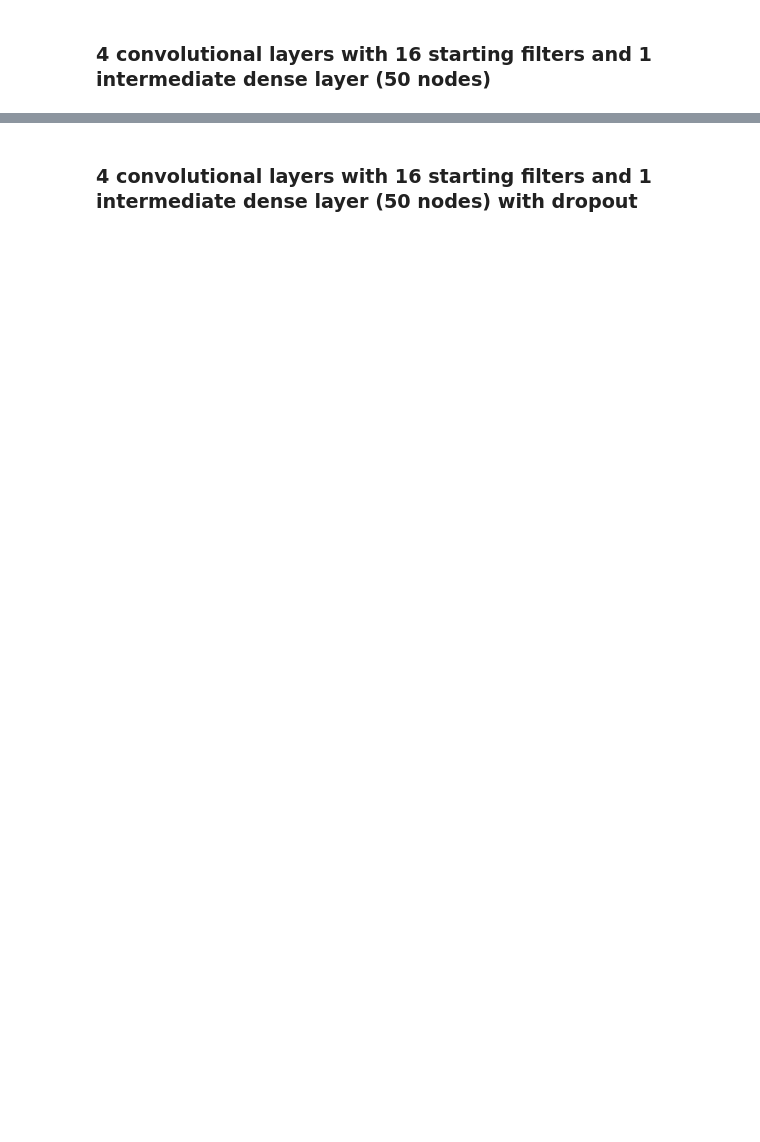
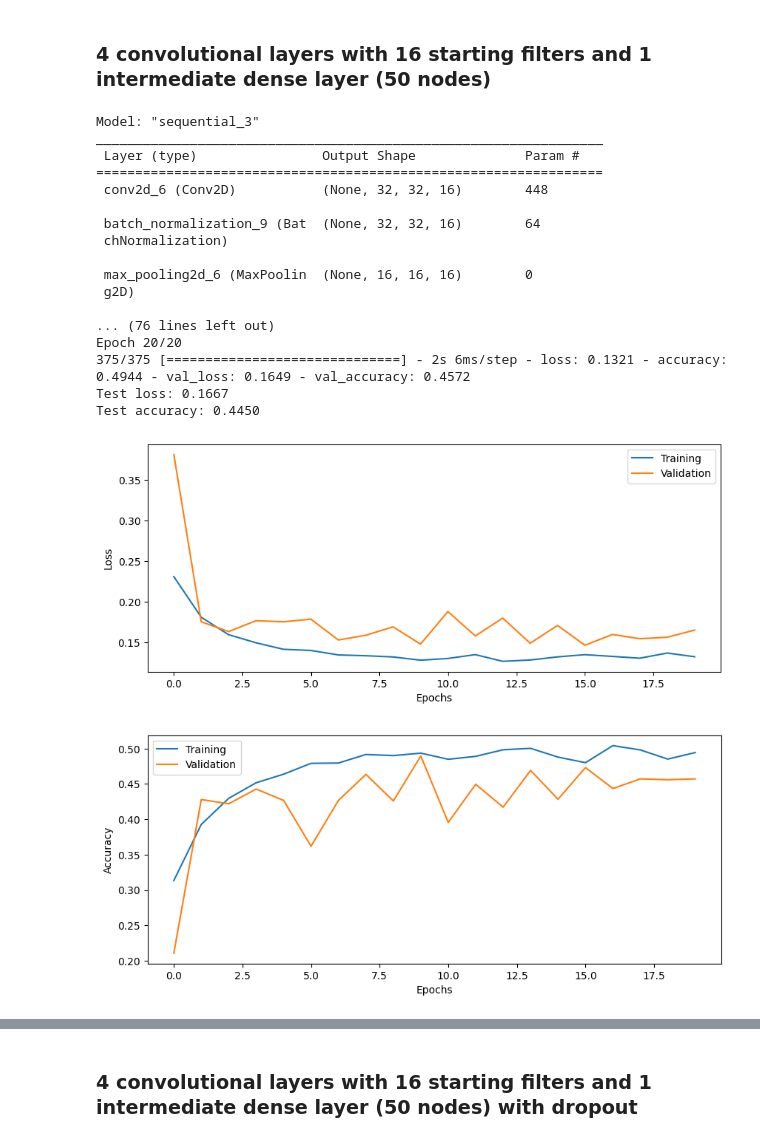
Before and after one commit to arreen/deeplearninglabs, a Jupyter notebook: 3_CNN/CNN_Lab.ipynb, the cells around one changed output, grey strips where cells are left out. Saved outputs shown, nothing was run; the diff lists cells and outputs as text; code cells hidden in the pictures; blank space fills up the shorter version.

```diff
--- a/3_CNN/CNN_Lab.ipynb
+++ b/3_CNN/CNN_Lab.ipynb
@@ -605,27 +603,48 @@ Test accuracy: 0.1080
 # %%
 # --------------------------------------------
 # === Your code here =========================
 # --------------------------------------------
+
 
 batch_size = 20
 epochs = 20
 input_shape = Xtrain.shape[1:4]
 learning_rate = 0.01
 loss = CategoricalFocalCrossentropy(gamma = 5)
 
 # Build model
-model1 = build_CNN(input_shape, loss, n_conv_layers=2, n_filters=16, n_dense_layers=0, n_nodes=50, use_dropout=False, learning_rate=learning_rate,  act_fun = 'sigmoid',
+model3 = build_CNN(input_shape, loss, n_conv_layers=4, n_filters=16, n_dense_layers=1, n_nodes=50, use_dropout=False, learning_rate=learning_rate,  act_fun = 'sigmoid',
                 optimizer ='Adam',
                 print_summary = True,
                 BN_order_experiment=False, kernel_size = (3,3))
 
 # Train the model  using training data and validation data
-history1 = model.fit(Xtrain, Ytrain, epochs = epochs, batch_size = batch_size, validation_data = (Xval, Yval))
+history3 = model3.fit(Xtrain, Ytrain, epochs = epochs, batch_size = batch_size, validation_data = (Xval, Yval))
 
 # ============================================
-
+score = model3.evaluate(Xtest, Ytest, verbose=0)
 print('Test loss: %.4f' % score[0])
 print('Test accuracy: %.4f' % score[1])
 
 # Plot the history from the training run
-plot_results(history2)
+plot_results(history3)
+# %% [output]
+Model: "sequential_3"
+_________________________________________________________________
+ Layer (type)                Output Shape              Param #
+=================================================================
+ conv2d_6 (Conv2D)           (None, 32, 32, 16)        448
+
+ batch_normalization_9 (Bat  (None, 32, 32, 16)        64
+ chNormalization)
+
+ max_pooling2d_6 (MaxPoolin  (None, 16, 16, 16)        0
+ g2D)
+
+... (76 lines left out)
+Epoch 20/20
+375/375 [==============================] - 2s 6ms/step - loss: 0.1321 - accuracy: 0.4944 - val_loss: 0.1649 - val_accuracy: 0.4572
+Test loss: 0.1667
+Test accuracy: 0.4450
+[figure, added]
+[figure, added]
```
Also changed, not shown: parts of 21 cells of this notebook, 7 other files.
